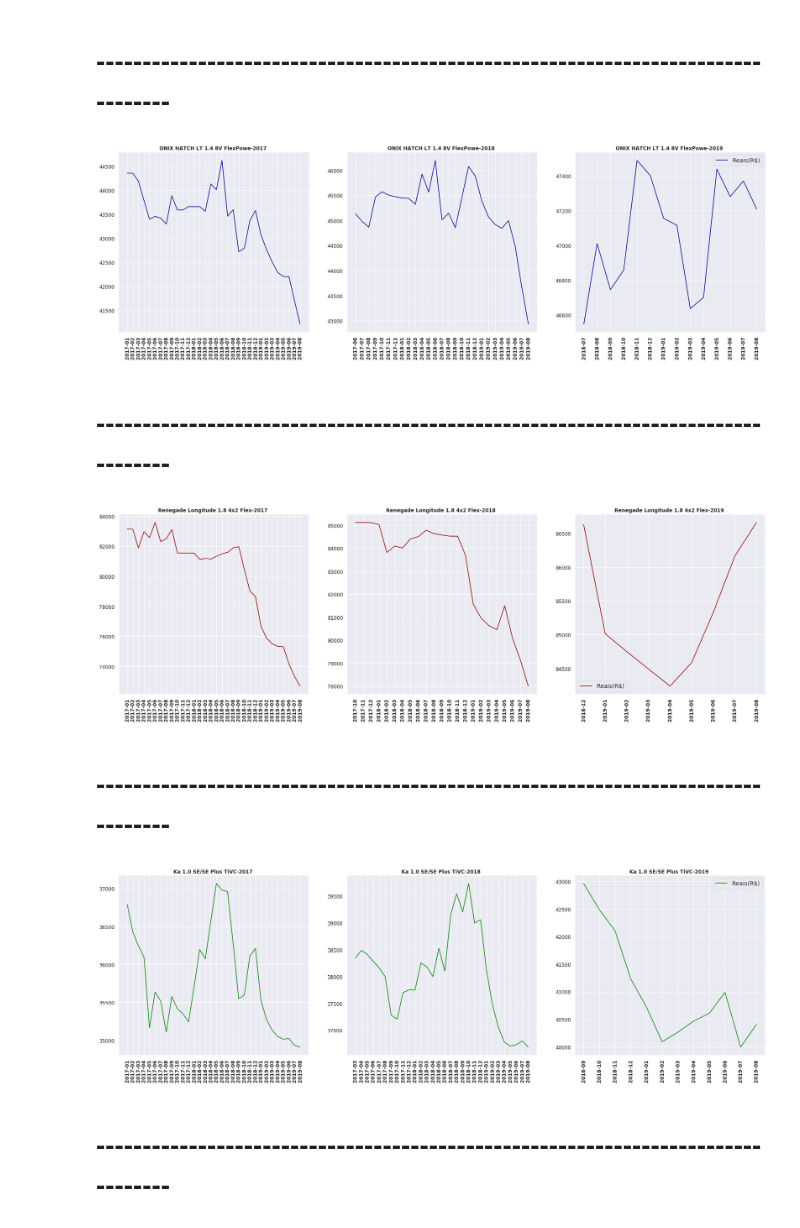
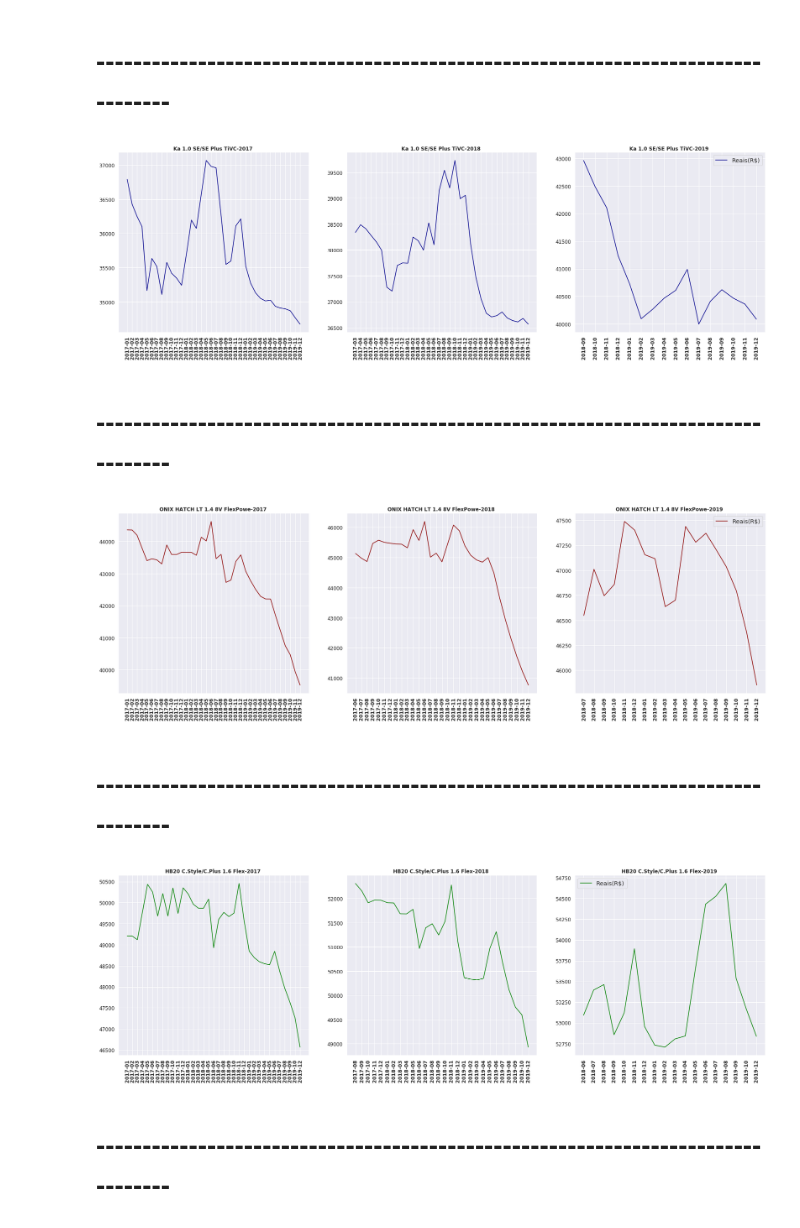
Before and after one commit to joaovitordeon/depreciacao_carros, a Jupyter notebook: FIPE.ipynb, the cells around one changed output. Saved outputs shown, nothing was run; the diff lists cells and outputs as text; code cells hidden in the pictures.

```diff
--- a/FIPE.ipynb
+++ b/FIPE.ipynb
@@ -33,5 +33,3 @@ fipe['Valor'] = fipe['Valor'].apply(lambda x :re.search(r'[\d.]+',x.split(',')[0
 # %%
 fipe['Ano'] = fipe['MesReferencia'].apply(lambda x: x.split('-')[0])
 fipe['Mes'] = fipe['MesReferencia'].apply(lambda x: x.split('-')[1])
-# %%
-fipe.drop(columns=['CodFipe','DataConsulta'], inplace=True)
@@ -38,5 +47,5 @@ fipe.drop(columns=['CodFipe','DataConsulta'], inplace=True)
 # %%
-fipe_carro = fipe.query(" Valor < 500000 and TipoVeiculo==1 ")
+fipe_carro = fipe.query(" Valor < 500000")
 # %%
 fig = plt.figure(figsize=(12,8))
 plt.hist(fipe_carro.Valor , bins=50, color='skyblue')
@@ -152,0 +156,7 @@ carros = ['Ka 1.0 SE/SE Plus TiVCT Flex 5p','Corolla XEi 2.0 Flex 16V Aut.','S10
+# %%
+carros = ['MOBI WAY 1.0 Fire Flex 5p.','Grand Siena ATTRACTIVE 1.0 Flex 8V 4p','Ka 1.0 SE/SE Plus TiVCT Flex 5p',\
+            'ONIX HATCH LT 1.4 8V FlexPower 5p Mec.','S10 P-Up H.Country 2.8 4x4 CD Dies.Aut.','SANDERO Expression Flex 1.0 12V 5p',\
+            'SANDERO STEPWAY Flex 1.6 16V 5p','Corolla XEi 2.0 Flex 16V Aut.','HB20 C.Style/C.Plus 1.6 Flex 16V Aut.',\
+            'KICKS SL 1.6 16V FlexStar 5p Aut.','ETIOS X 1.3 Flex 16V 5p Aut.','ETIOS XLS Sedan 1.5 Flex 16V 4p Aut.',\
+            'Creta Prestige 2.0 16V Flex Aut.','HR-V LX 1.8 Flexone 16V 5p Aut.','Fit LX 1.5 Flexone 16V 5p Aut.',\
+            'COMPASS LIMITED 2.0 4x2 Flex 16V Aut.','Renegade Trailhawk 2.0 4x4 TB Diesel Aut']
@@ -165,7 +184,7 @@ onix_ = onix_.astype({"AnoModelo": int ,"Ano": int, "Mes": int})
 # %%
-plot_charts(onix_,'darkblue')
+plot_charts(ka_,'darkblue')
 # %% [output]
-[figure, old version]
+[figure, new version]
 # %% [markdown]
 # --------------------------------------------------------------------------------
 # %%
@@ -174,16 +193,16 @@ renegage_ = renegage_.astype({"AnoModelo": int ,"Ano": int, "Mes": int})
 # %%
-plot_charts(renegage_,'darkred')
+plot_charts(onix_,'darkred')
 # %% [output]
-[figure, old version]
+[figure, new version]
 # %% [markdown]
 # --------------------------------------------------------------------------------
 # %%
-ka_ = fipe_carro_recente.query(" Modelo == 'Ka 1.0 SE/SE Plus TiVCT Flex 5p'").sort_values(['AnoModelo','Ano','Mes'])
-ka_ = ka_.astype({"AnoModelo": int ,"Ano": int, "Mes": int})
+hb20_ = fipe_carro_recente.query(" Modelo == '{}'".format(carros[8])).sort_values(['AnoModelo','Ano','Mes'])
+hb20_ = hb20_.astype({"AnoModelo": int ,"Ano": int, "Mes": int})
 # %%
-plot_charts(ka_,'green')
+plot_charts(hb20_,'green')
 # %% [output]
-[figure, old version]
+[figure, new version]
 # %% [markdown]
 # --------------------------------------------------------------------------------
 # %%
```
Also changed, not shown: parts of 29 cells of this notebook, 3 other files.
